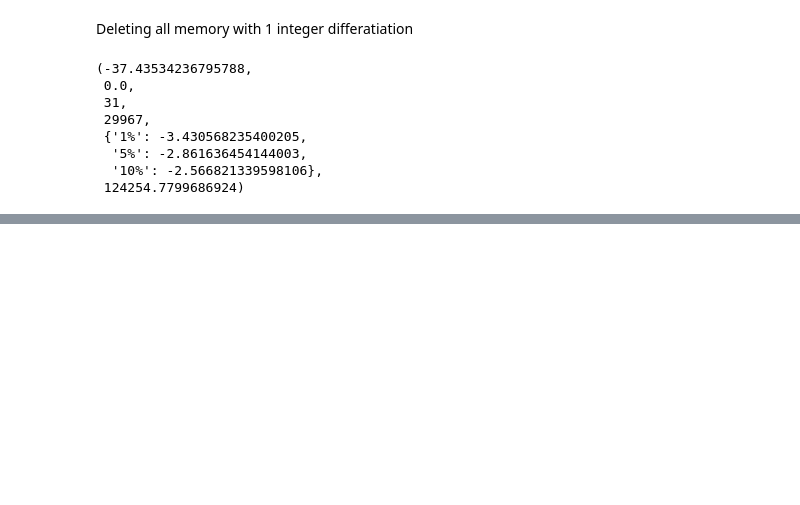
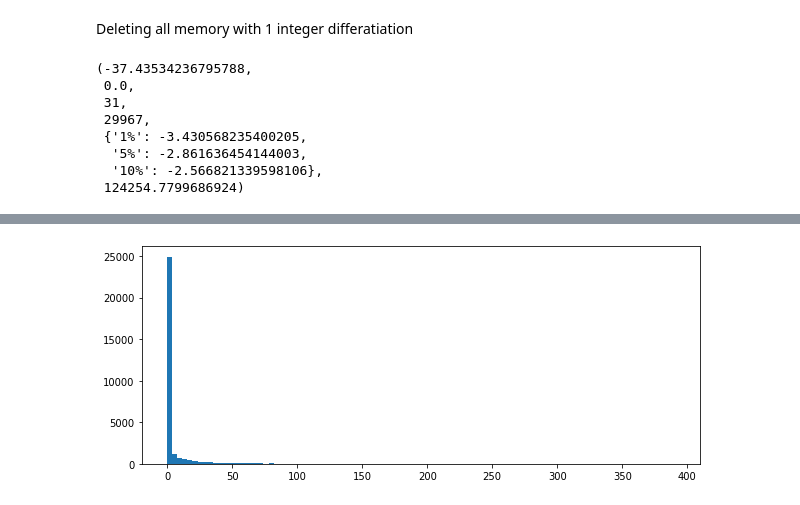
Before and after one commit to eusoubrasileiro/stocks, a Jupyter notebook: prototypes/Metatrader 5 RealBars and Fracdif.ipynb, the cells around one changed output, grey strips where cells are left out. Drawn from its saved outputs; the diff is of its cells as text; code cells hidden in the pictures; blank space fills up the shorter version.

```diff
--- a/prototypes/Metatrader 5 RealBars and Fracdif.ipynb
+++ b/prototypes/Metatrader 5 RealBars and Fracdif.ipynb
@@ -316,0 +352,4 @@ adfuller(np.diff(data))
+# %%
+data = dfdata.mlast[:30000].index.values
+# %%
+velocity = data[1:]-data[:-1]
@@ -316,0 +367,5 @@ adfuller(np.diff(data))
+# %%
+plt.figure(figsize=(10, 4))
+plt.hist(velocity, bins=100);
+# %% [output]
+[figure, added]
```
Also changed, not shown: parts of 52 cells of this notebook, 3 other files.
